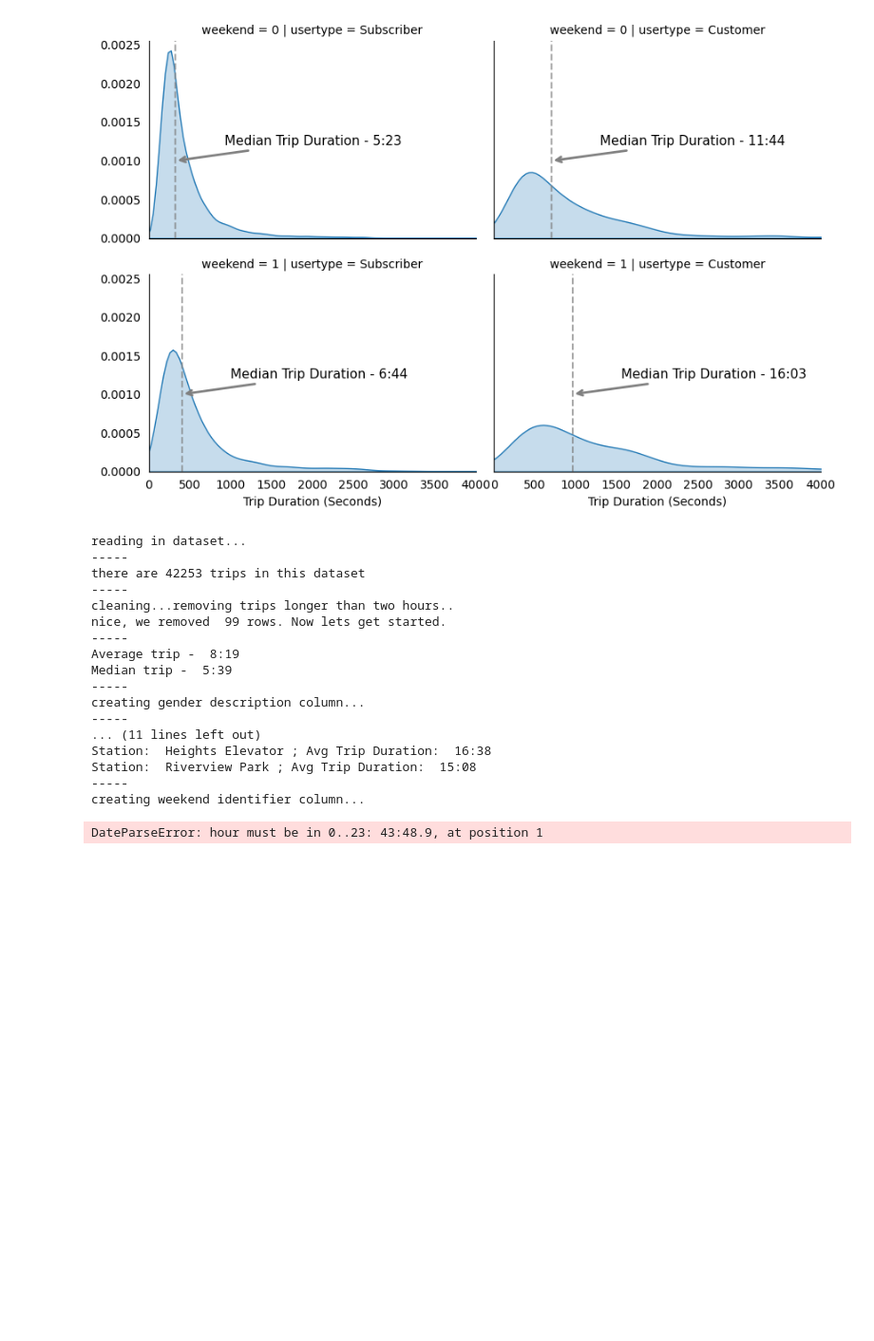
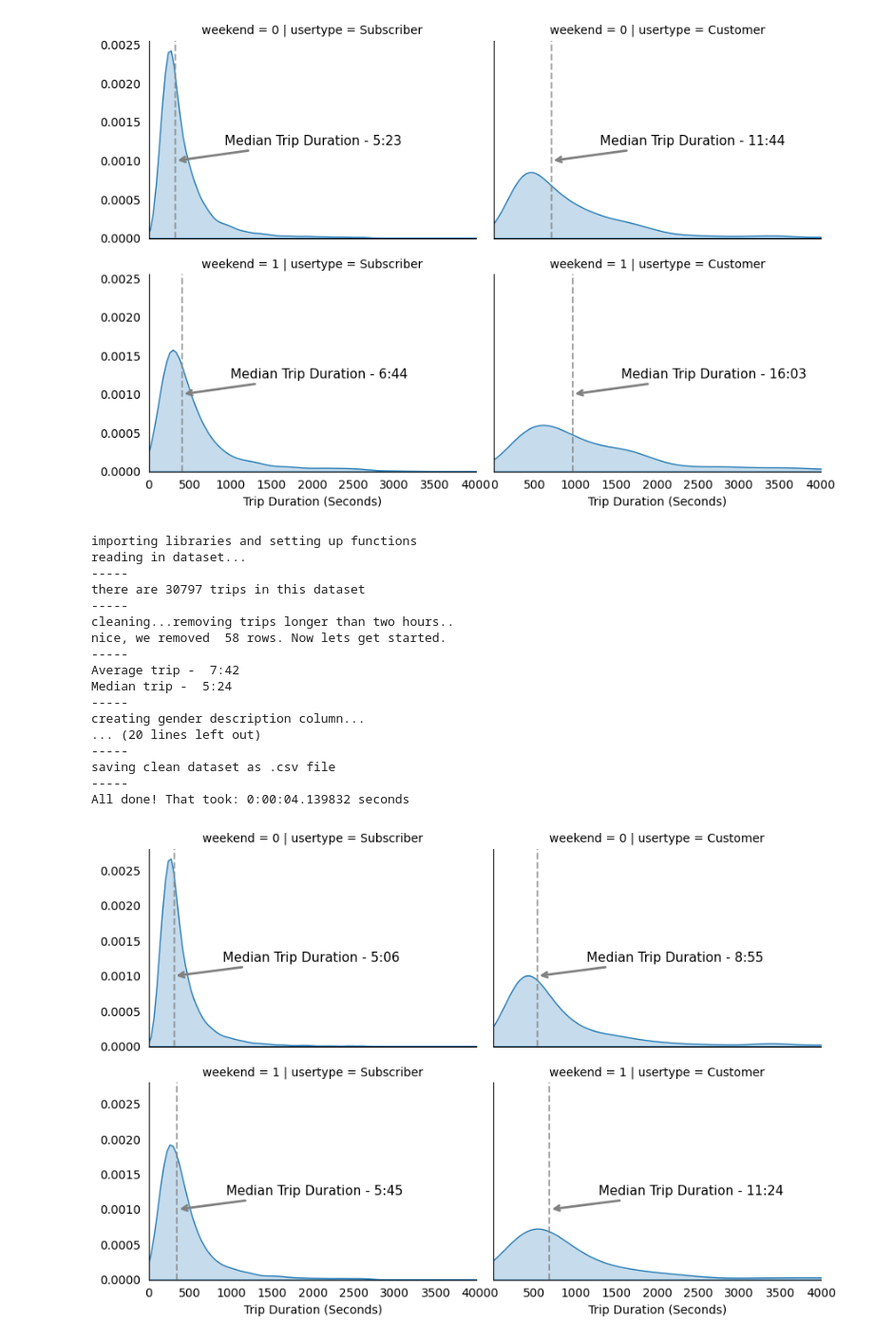
Before and after one commit to nickxscott/INFO658, a Jupyter notebook: notebooks/claudeSandbox/workingwithdata.ipynb, the cells around one changed output. Shown at 95% size. Saved outputs shown, nothing was run; the diff lists cells and outputs as text; code cells hidden in the pictures; blank space fills up the shorter version.

```diff
--- a/notebooks/claudeSandbox/workingwithdata.ipynb
+++ b/notebooks/claudeSandbox/workingwithdata.ipynb
@@ -605,9 +605,12 @@ for ax, median in zip(g.axes.flat, median_list):
 #create a column to identify weekend rides
 #create a facetgrid of density plots, faceting on our weekend column and usertype. Export the visual as a .png file
 #export the cleaned dataset to a .csv file called "citibike_[MMYY]_clean.csv"
-#let's go! first lets import the libraries we need and define the function to convert seconds to minutes
+#let's go! we'll also time how long this takes by capturing the time at the beginning and the end and finding the difference
+start_time = datetime.datetime.now() # Year, month, day, hour, minute, second
+print('importing libraries and setting up functions')
 import pandas as pd
 import seaborn as sns
+import matplotlib.pyplot as plt #we'll use this library to save our visualization as a .png file
 import datetime
 
 def seconds_to_minutes(sec):
@@ -618,9 +621,9 @@ def seconds_to_minutes(sec):
         seconds='0'+str(seconds)
     return str(minutes)+':'+str(seconds)
 
-#this time we're going to use citibike data from October 2019
+#this time we're going to use citibike data from November 2019
 print('reading in dataset...')
-url='https://raw.githubusercontent.com/nickxscott/INFO658/refs/heads/main/notebooks/data/citibike_201910.csv'
+url='https://raw.githubusercontent.com/nickxscott/INFO658/refs/heads/main/notebooks/data/citibike201911.csv'
 df=pd.read_csv(url)
 two_hours=2*60*60
 print('-----')
@@ -664,40 +667,52 @@ for index, row in df_clean.iterrows():
     else:
         weekend.append(0)
 df_clean['weekend']=weekend
 print('-----')
 print('creating facetgrid...')
 g = sns.FacetGrid(data=df_clean, col='usertype', row='weekend', aspect=1.5)
 g.map(sns.kdeplot, 'tripduration', fill=True)
 g.set(xlabel='Trip Duration (Seconds)', ylabel='', xlim=(0, 4000));
 g.tick_params(left=False, bottom=False);
 weekday_subscriber=df_clean.loc[(df_clean.weekend==0)&(df_clean.usertype=='Subscriber')].tripduration.median()
 weekday_customer=df_clean.loc[(df_clean.weekend==0)&(df_clean.usertype=='Customer')].tripduration.median()
 weekend_subscriber=df_clean.loc[(df_clean.weekend==1)&(df_clean.usertype=='Subscriber')].tripduration.median()
 weekend_customer=df_clean.loc[(df_clean.weekend==1)&(df_clean.usertype=='Customer')].tripduration.median()
 median_list=[weekday_subscriber, weekday_customer, weekend_subscriber, weekend_customer]
 for ax, median in zip(g.axes.flat, median_list):
     ax.axvline(x=median, color='grey', linestyle='--', alpha=0.7)
     ax.annotate('Median Trip Duration - '+seconds_to_minutes(median),
                 xy=(median, 0.001), xytext=(median+600, 0.0012),
                 arrowprops=dict(arrowstyle='->', color='grey', lw=2),
                 fontsize=11, color='black')
-#export the cleaned dataset to a .csv file called "citibike_[MMYY]_clean.csv"
+#get month and year of dataset to create a unique filename for our plot
+print('-----')
+print('saving visual as .png file...')
+month=str(df_clean.starttime[0].month)
+year=str(df_clean.starttime[0].year)
+plt.savefig('citbike_'+year+month+'.png', bbox_inches='tight')
+print('-----')
+print('saving clean dataset as .csv file')
+df_clean.to_csv('citibike_'+year+month+'_clean.csv', index=False)
+print('-----')
+end_time = datetime.datetime.now()
+time_difference = end_time - start_time
+print(f'All done! That took: {time_difference} seconds')
 # %% [output]
+importing libraries and setting up functions
 reading in dataset...
 -----
-there are 42253 trips in this dataset
+there are 30797 trips in this dataset
 -----
 cleaning...removing trips longer than two hours..
-nice, we removed  99 rows. Now lets get started.
+nice, we removed  58 rows. Now lets get started.
 -----
-Average trip -  8:19
-Median trip -  5:39
+Average trip -  7:42
+Median trip -  5:24
 -----
 creating gender description column...
+... (20 lines left out)
 -----
-... (11 lines left out)
-Station:  Heights Elevator ; Avg Trip Duration:  16:38
-Station:  Riverview Park ; Avg Trip Duration:  15:08
+saving clean dataset as .csv file
 -----
-creating weekend identifier column...
+All done! That took: 0:00:04.139832 seconds
-DateParseError: hour must be in 0..23: 43:48.9, at position 1
+[figure, added]
```
Also changed, not shown: parts of 2 cells of this notebook, 2 other files.
